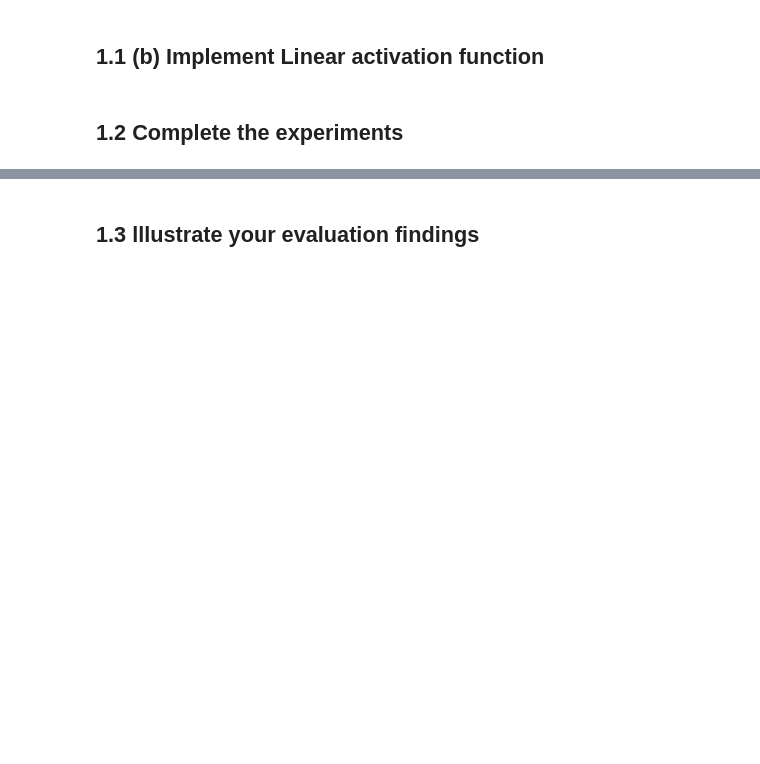
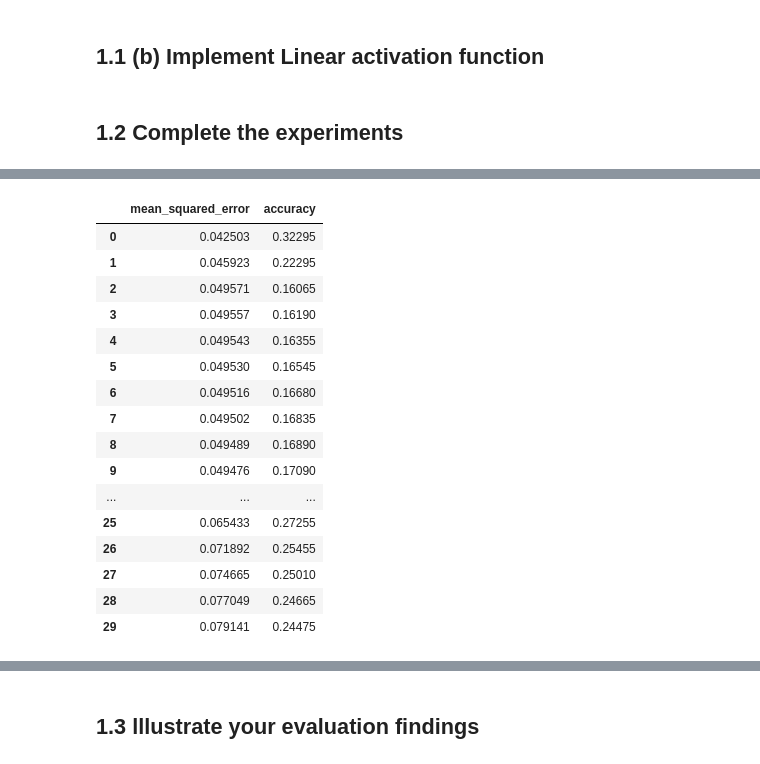
Before and after one commit to simonka0808/AdaptiveSolutionsCorrectCode, a Jupyter notebook: 2022_CM4107_CW_1_Template.ipynb, the cells around one changed output, grey strips where cells are left out. Cells and saved outputs as stored; diff of their text form; code cells hidden in the pictures; blank space fills up the shorter version.

```diff
--- a/2022_CM4107_CW_1_Template.ipynb
+++ b/2022_CM4107_CW_1_Template.ipynb
@@ -355,0 +325,23 @@ y_train.shape => (20000, 10)
+# %%
+
+# #train the ann model with the training data
+train_performance = ann_leaky_relu.train(X_train, y_train, epochs, sgd, lr)
+train_performance
+# %% [output]
+|  | mean_squared_error | accuracy |
+| 0 | 0.042503 | 0.32295 |
+| 1 | 0.045923 | 0.22295 |
+| 2 | 0.049571 | 0.16065 |
+| 3 | 0.049557 | 0.16190 |
+| 4 | 0.049543 | 0.16355 |
+| 5 | 0.049530 | 0.16545 |
+| 6 | 0.049516 | 0.16680 |
+| 7 | 0.049502 | 0.16835 |
+| 8 | 0.049489 | 0.16890 |
+| 9 | 0.049476 | 0.17090 |
+| ... | ... | ... |
+| 25 | 0.065433 | 0.27255 |
+| 26 | 0.071892 | 0.25455 |
+| 27 | 0.074665 | 0.25010 |
+| 28 | 0.077049 | 0.24665 |
+| 29 | 0.079141 | 0.24475 |
```
Also changed, not shown: parts of 18 cells of this notebook.
